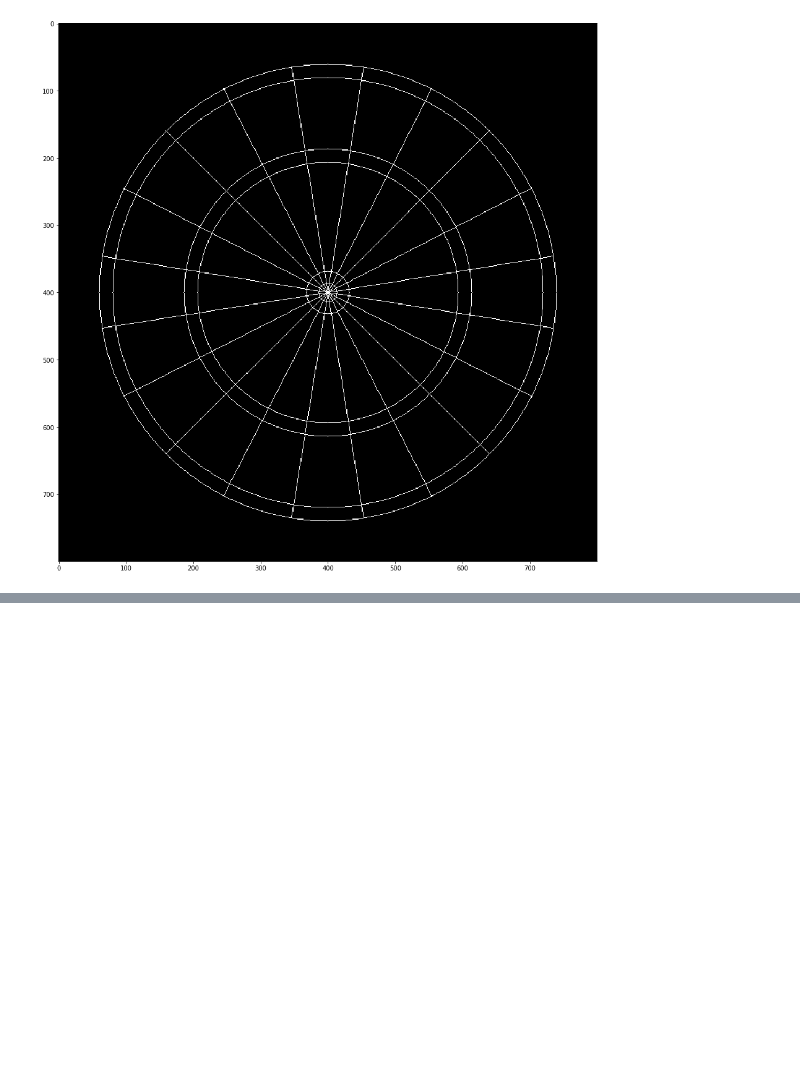
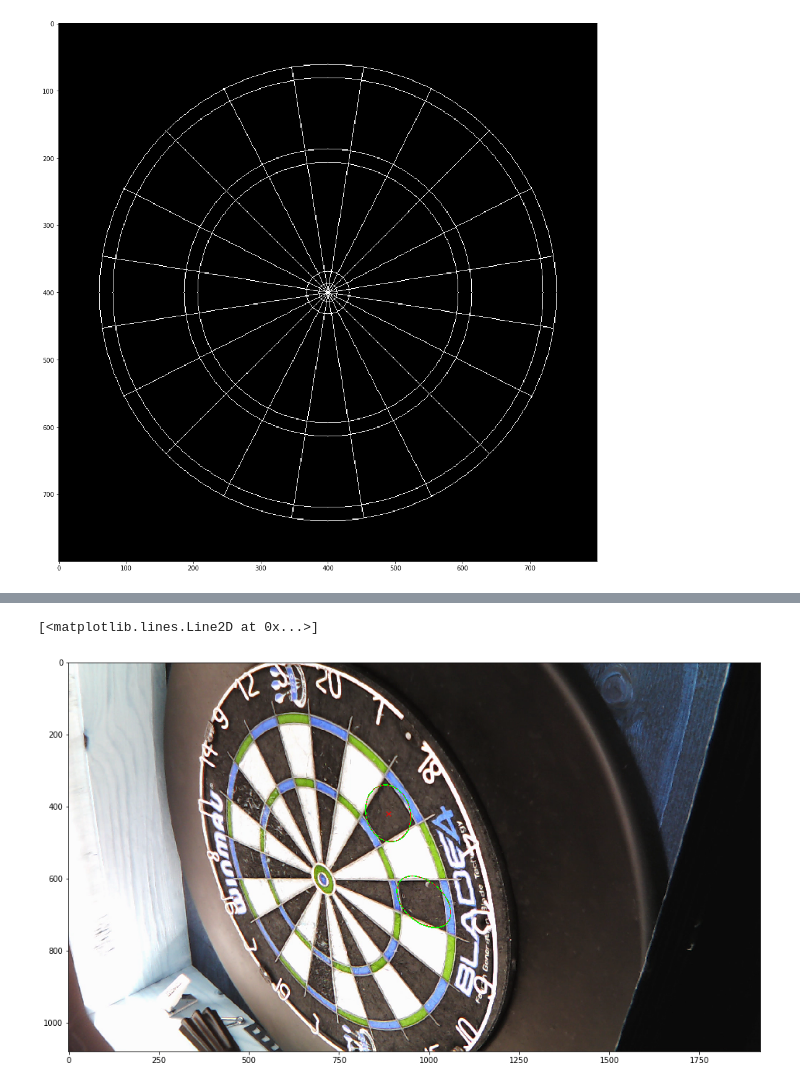
Before and after one commit to bubalazi/opencv-steel-darts, a Jupyter notebook: notebook/Calibration.ipynb, the cells around one changed output, grey strips where cells are left out. Saved outputs shown, nothing was run; the diff lists cells and outputs as text; code cells hidden in the pictures; blank space fills up the shorter version.

```diff
--- a/notebook/Calibration.ipynb
+++ b/notebook/Calibration.ipynb
@@ -30,0 +103,6 @@ plt.imshow(dart_mask)
+# %%
+plt.imshow(frame)
+plt.plot(x,y, 'rx')
+# %% [output]
+[<matplotlib.lines.Line2D at 0x...>]
+[figure, added]
```
Also changed, not shown: parts of 8 cells of this notebook, 1 other file.
